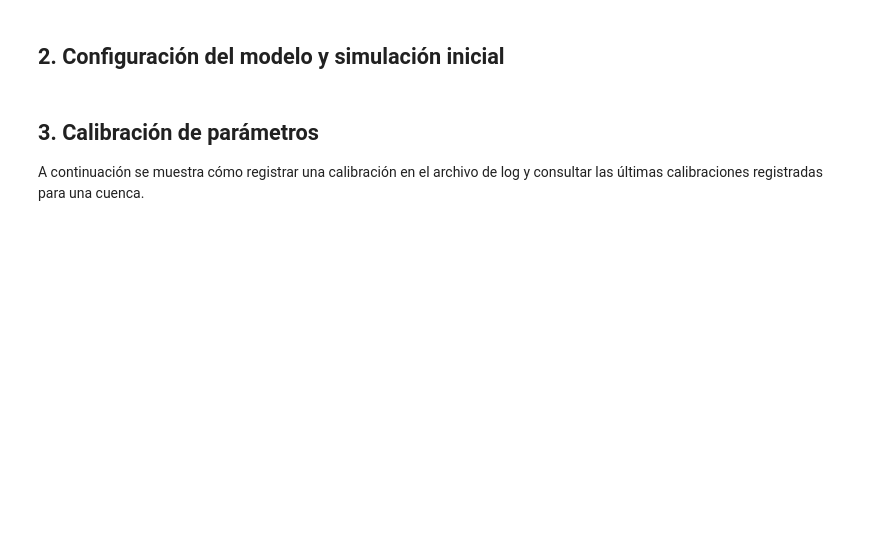
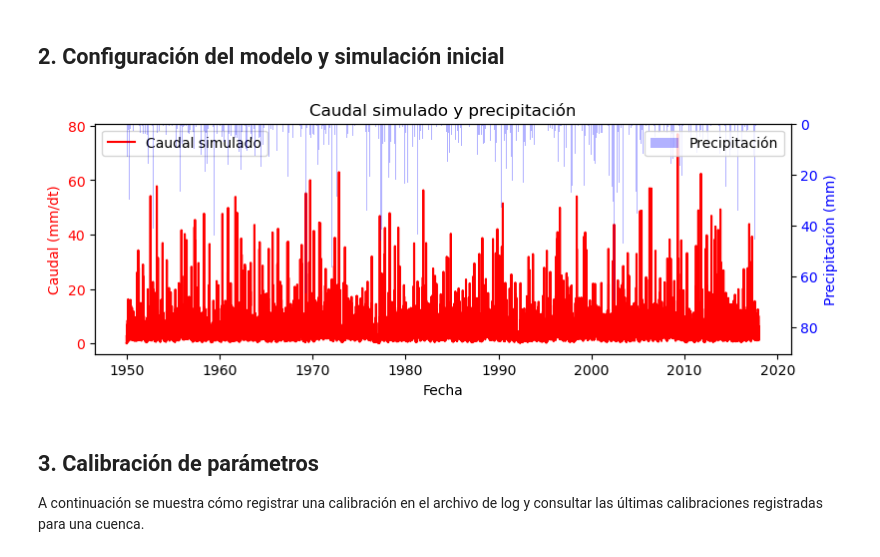
Before and after one commit to uranzea/ModHD, a Jupyter notebook: notebooks/calibracion_y_analisis.ipynb, the cells around one changed output. Cells and saved outputs as stored; diff of their text form; code cells hidden in the pictures; blank space fills up the shorter version.

```diff
--- a/notebooks/calibracion_y_analisis.ipynb
+++ b/notebooks/calibracion_y_analisis.ipynb
@@ -13,5 +13,5 @@ from tank_model.et import ensure_pet
 import matplotlib.pyplot as plt
 
 # Cargar datos de prueba (1950-2017)
-df = load_csv('../data/Datos_pruba_2.csv')
+df = load_csv('../data/Datos_prueba_2.csv')
 df.head()
@@ -56,30 +67,33 @@ split_idx = len(df_calib)
 # %%
 
 # Configurar y correr
 cfg = ModelConfig(dt_hours=24.0, area_km2=0.173, route=True)  # área de cuenca 0.173 km²
 p = Parameters()
 m = TankModel(p, cfg)
 sim = m.run(df)
 #sim[['Qout_mm']].plot(title='Qout (mm/dt)', figsize=(9,3))
 
 # Graficar el caudal simulado junto con la precipitación
 
 fig, ax1 = plt.subplots(figsize=(9,3))
 ax2 = ax1.twinx()
 # Caudal simulado en mm/dt: color rojo
 ax1.plot(df.index, sim['Qout_mm'], color='red', label='Caudal simulado')
 # Precipitación: barras azules
 ax2.bar(df.index, df['P_mm'], color='blue', alpha=0.3, label='Precipitación')
 ax1.set_ylabel('Caudal (mm/dt)', color='red')
 ax2.set_ylabel('Precipitación (mm)', color='blue')
+ax2.invert_yaxis()
 ax1.set_xlabel('Fecha')
 ax1.set_title('Caudal simulado y precipitación')
 ax1.tick_params(axis='y', labelcolor='red')
 ax2.tick_params(axis='y', labelcolor='blue')
 # Mostrar leyendas de ambos ejes
 ax1.legend(loc='upper left')
 ax2.legend(loc='upper right')
 plt.show()
+# %% [output]
+[figure, added]
 # %% [markdown]
 ## 3. Calibración de parámetros
 A continuación se muestra cómo registrar una calibración en el archivo de log y consultar las últimas calibraciones registradas para una cuenca.
```
Also changed, not shown: parts of 12 cells of this notebook, 14 other files.
